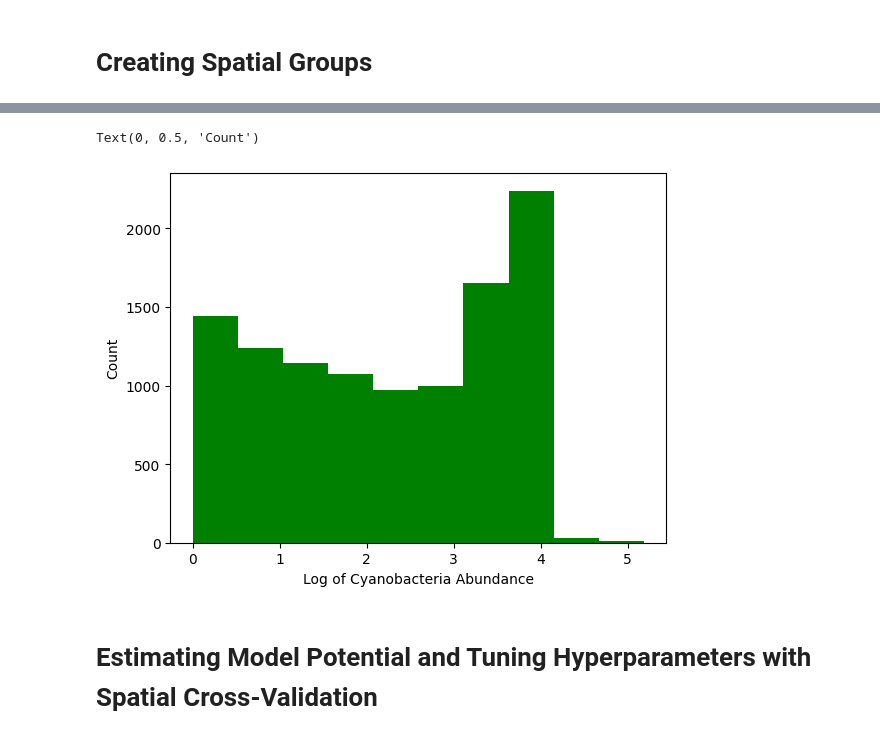
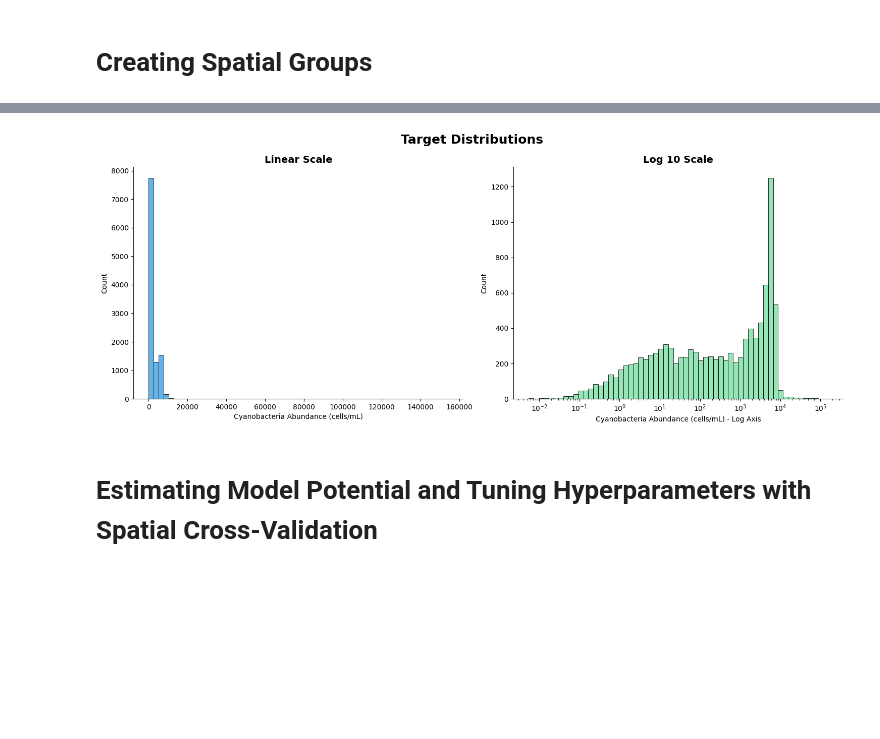
Before and after one commit to iwrobleski04/mlcc-final-project, a Jupyter notebook: regression/regressors.ipynb, the cells around one changed output, grey strips where cells are left out. Drawn from its saved outputs; the diff is of its cells as text; code cells hidden in the pictures; blank space fills up the shorter version.

```diff
--- a/regression/regressors.ipynb
+++ b/regression/regressors.ipynb
@@ -37,10 +49,36 @@ Text(0, 0.5, 'Count')
-# %%
-plt.hist(df["log_abundance"], color="green")
-plt.xlabel("Log of Cyanobacteria Abundance")
-plt.ylabel("Count")
-# %% [output]
-Text(0, 0.5, 'Count')
-[figure, removed]
+# %%
+fig, axes = plt.subplots(1, 2, figsize=(15, 6))
+fig.suptitle('Target Distributions', fontsize=18, fontweight='bold')
+
+# linear scale
+sns.histplot(
+    data=df,
+    x="cyanobacteria_abundance",
+    ax=axes[0],
+    color="#3498db",
+    bins=60
+)
+axes[0].set_title("Linear Scale", fontsize=14, fontweight='bold')
+axes[0].set_xlabel("Cyanobacteria Abundance (cells/mL)")
+
+# log scale
+sns.histplot(
+    data=df,
+    x="cyanobacteria_abundance",
+    ax=axes[1],
+    color="#2ecc71",
+    bins=60,
+    log_scale=True,
+    kde=True
+)
+axes[1].set_title("Log 10 Scale", fontsize=14, fontweight='bold')
+axes[1].set_xlabel("Cyanobacteria Abundance (cells/mL) - Log Axis")
+
+sns.despine()
+plt.tight_layout()
+plt.show()
+# %% [output]
+[figure, added]
 # %% [markdown]
 # Estimating Model Potential and Tuning Hyperparameters with Spatial Cross-Validation
 # %% [markdown]
```
Also changed, not shown: parts of 50 cells of this notebook.
